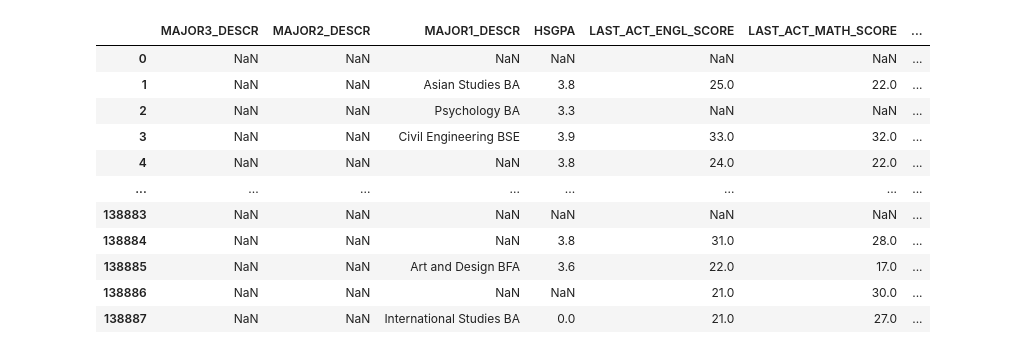
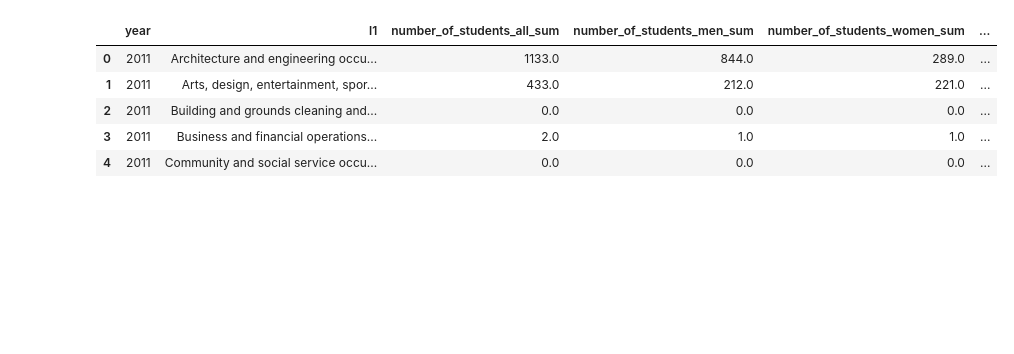
Before and after one commit to MADS-593-Project/Project, a Jupyter notebook: main-project-notebook.ipynb, the cells around one changed output. Saved outputs shown, nothing was run; the diff lists cells and outputs as text; code cells hidden in the pictures; blank space fills up the shorter version.

```diff
--- a/main.ipynb
+++ b/main-project-notebook.ipynb
@@ -20,93 +76,12 @@ from scipy.stats import norm
 # %%
-import pandas as pd
 
-
-df_course = pd.read_csv('assets/student.course.csv')
-df_record = pd.read_csv('assets/student.record.csv')
-df_term = pd.read_table('assets/term.table.txt', delimiter="\t").fillna('Unknown')
-
-
-
-df_term.columns = ['TERM_ID', 'TERM_DESCRIPTION']
-
-terms = ['Fall', 'Winter', 'Summer', 'Spring', 'Unknown']
-df_term['TERM_NAME'] = df_term['TERM_DESCRIPTION'].apply(lambda x: list(filter(lambda y: y!='', [t if t in x else '' for t in terms]))[0])
-df_term['TERM_YEAR'] = df_term['TERM_DESCRIPTION'].apply(lambda x: x[-4:] if x[-4:].isnumeric() else None)
-
-merge_course_df = pd.merge(
-                    df_course,
-                    df_term,
-                    how='left',
-                    left_on='TERM',
-                    right_on='TERM_ID')
-
-terms_student = ['ADMIT_TERM', 'MAJOR1_TERM', 'MAJOR2_TERM', 'MAJOR3_TERM']
-merge_record_df = df_record.copy()
-for term in terms_student:
-
-    merge_record_df = pd.merge(
-                        merge_record_df,
-                        df_term,
-                        how='left',
-                        left_on=term,
-                        right_on='TERM_ID')
-
-
-
-    merge_record_df.rename(columns={'TERM_ID': term + '_' + 'TERM_ID',
-                            'TERM_DESCRIPTION': term + '_' + 'TERM_DESCRIPTION',
-                            'TERM_NAME': term + '_' + 'TERM_NAME',
-                            'TERM_YEAR': term + '_' + 'TERM_YEAR'}, inplace=True)
-
-
-
-
-# df_term
-# df_course
-# df_record
-# merge_course_df
-merge_record_df
-
-
-course_columns = ['ANONID', 'SUBJECT', 'CATALOG_NBR', 'GRD_PTS_PER_UNIT', 'GPAO', 'DIV',
-                  'ANON_INSTR_ID', 'TERM', 'TERM_ID', 'TERM_DESCRIPTION', 'TERM_NAME', 'TERM_YEAR']
-
-record_columns = ['MAJOR3_DESCR', 'MAJOR2_DESCR', 'MAJOR1_DESCR', 'HSGPA', 'LAST_ACT_ENGL_SCORE', 'LAST_ACT_MATH_SCORE',
-                  'LAST_ACT_READ_SCORE', 'LAST_ACT_SCIRE_SCORE', 'LAST_ACT_COMP_SCORE', 'LAST_SATI_VERB_SCORE',
-                  'LAST_SATI_MATH_SCORE', 'LAST_SATI_TOTAL_SCORE', 'SEX', 'STDNT_GROUP1', 'STDNT_GROUP2', 'MAJOR1_DEPT',
-                  'MAJOR2_DEPT', 'MAJOR3_DEPT', 'ANONID', 'ADMIT_TERM', 'MAJOR1_TERM', 'MAJOR2_TERM', 'MAJOR3_TERM',
-                  'MAJOR3_TERM_TERM_ID', 'MAJOR3_TERM_TERM_DESCRIPTION', 'MAJOR3_TERM_TERM_NAME', 'MAJOR3_TERM_TERM_YEAR']
-
-# merge_course_df.describe()
-# merge_record_df.describe()
-
-
-# https://www.bls.gov/oes/tables.htm
-# https://data.census.gov/table/ACSST1Y2015.S0101
-# https://data.census.gov/table/ACSST1Y2015.S1501?t=Education&g=040XX00US06
-# merge_record_df.sort_values(by=['MAJOR3_TERM_TERM_YEAR'], ascending=[True])['MAJOR3_TERM_TERM_YEAR'].unique()
-# 1992 - 2015
-
-
-# Occupational data by gender
-# https://www.bls.gov/cps/cps_aa2015.htm
-
-# https://www.axios.com/2020/06/30/half-us-population-unemployed
-# the labor market is only at 50%?
-
-
-merge_record_df[['ADMIT_TERM','ADMIT_TERM_TERM_ID','ADMIT_TERM_TERM_DESCRIPTION','ADMIT_TERM_TERM_NAME', 'ADMIT_TERM_TERM_YEAR']]
-merge_record_df
+# Import list of level dataframes to build treemap visuals.
+df_level_list = get_df_list_final()
+df_level_list[0].head(5)
 # %% [output]
-|  | MAJOR3_DESCR | MAJOR2_DESCR | MAJOR1_DESCR | HSGPA | LAST_ACT_ENGL_SCORE | LAST_ACT_MATH_SCORE | ... |
-| 0 | NaN | NaN | NaN | NaN | NaN | NaN | ... |
-| 1 | NaN | NaN | Asian Studies BA | 3.8 | 25.0 | 22.0 | ... |
-| 2 | NaN | NaN | Psychology BA | 3.3 | NaN | NaN | ... |
-| 3 | NaN | NaN | Civil Engineering BSE | 3.9 | 33.0 | 32.0 | ... |
-| 4 | NaN | NaN | NaN | 3.8 | 24.0 | 22.0 | ... |
-| ... | ... | ... | ... | ... | ... | ... | ... |
-| 138883 | NaN | NaN | NaN | NaN | NaN | NaN | ... |
-| 138884 | NaN | NaN | NaN | 3.8 | 31.0 | 28.0 | ... |
-| 138885 | NaN | NaN | Art and Design BFA | 3.6 | 22.0 | 17.0 | ... |
-| 138886 | NaN | NaN | NaN | NaN | 21.0 | 30.0 | ... |
-| 138887 | NaN | NaN | International Studies BA | 0.0 | 21.0 | 27.0 | ... |
+|  | year | l1 | number_of_students_all_sum | number_of_students_men_sum | number_of_students_women_sum | ... |
+| 0 | 2011 | Architecture and engineering occu... | 1133.0 | 844.0 | 289.0 | ... |
+| 1 | 2011 | Arts, design, entertainment, spor... | 433.0 | 212.0 | 221.0 | ... |
+| 2 | 2011 | Building and grounds cleaning and... | 0.0 | 0.0 | 0.0 | ... |
+| 3 | 2011 | Business and financial operations... | 2.0 | 1.0 | 1.0 | ... |
+| 4 | 2011 | Community and social service occu... | 0.0 | 0.0 | 0.0 | ... |
```
Also changed, not shown: parts of 7 cells of this notebook, 4 other files.
